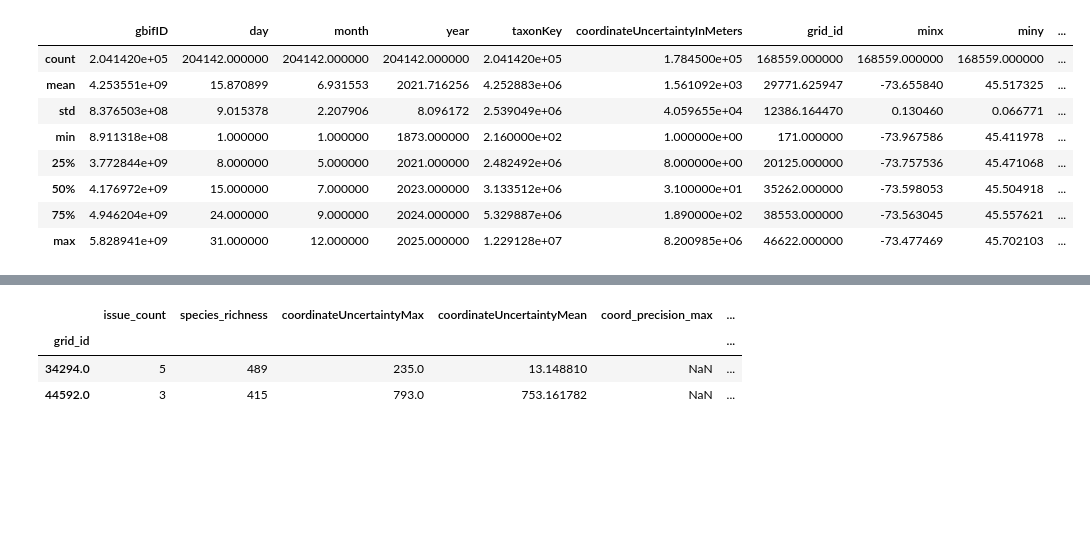
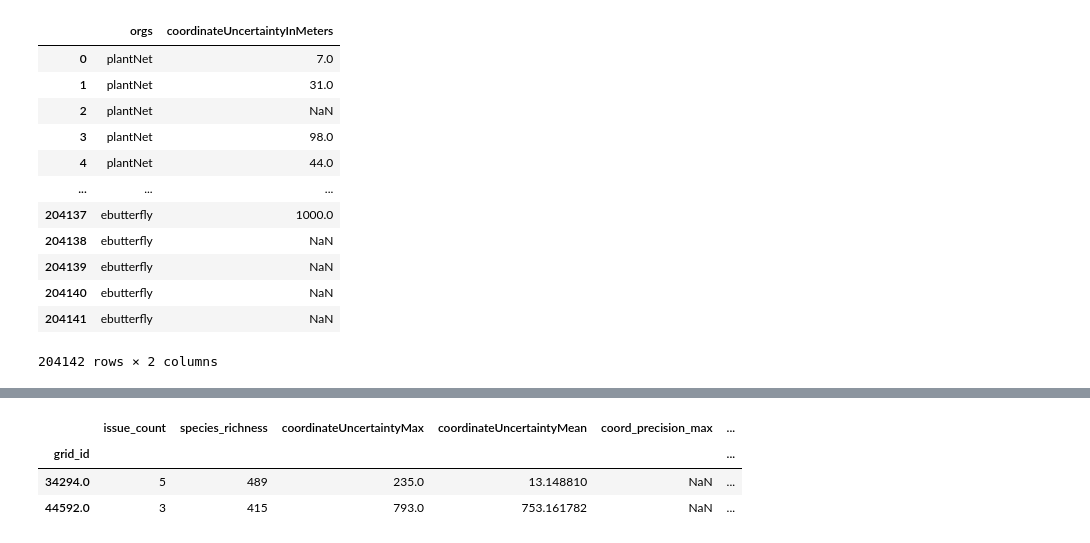
Before and after one commit to etiennegodin/mtlBiodiversity, a Jupyter notebook: notebooks/coordinatesIssueCheck.ipynb, the cells around one changed output, grey strips where cells are left out. Saved outputs shown, nothing was run; the diff lists cells and outputs as text; code cells hidden in the pictures; blank space fills up the shorter version.

```diff
--- a/notebooks/coordinatesIssueCheck.ipynb
+++ b/notebooks/coordinatesIssueCheck.ipynb
@@ -10,3 +10,13 @@ con = duckdb.connect(file)
 df = con.execute("SELECT * from grid_sjoin").df()
 
 #df.head()
+# %%
+
+orgs = df.publishingOrgKey.unique()
+#print(orgs)
+mapping = { 'da86174a-a605-43a4-a5e8-53d484152cd3': 'plantNet',
+            'b6d09100-919d-4026-b35b-22be3dae7156' : 'ebutterfly',
+            '28eb1a3f-1c15-4a95-931a-4af90ecb574d' : 'inat'
+    }
+df['orgs'] = df['publishingOrgKey'].map(mapping)
+df.head(2)
@@ -13,12 +28,17 @@ df = con.execute("SELECT * from grid_sjoin").df()
 # %%
-df.describe()
+df_d = df[["orgs", "coordinateUncertaintyInMeters"]].copy()
+df_d.head(2)
 # %% [output]
-|  | gbifID | day | month | year | taxonKey | coordinateUncertaintyInMeters | grid_id | minx | miny | ... |
-| count | 2.041420e+05 | 204142.000000 | 204142.000000 | 204142.000000 | 2.041420e+05 | 1.784500e+05 | 168559.000000 | 168559.000000 | 168559.000000 | ... |
-| mean | 4.253551e+09 | 15.870899 | 6.931553 | 2021.716256 | 4.252883e+06 | 1.561092e+03 | 29771.625947 | -73.655840 | 45.517325 | ... |
-| std | 8.376503e+08 | 9.015378 | 2.207906 | 8.096172 | 2.539049e+06 | 4.059655e+04 | 12386.164470 | 0.130460 | 0.066771 | ... |
-| min | 8.911318e+08 | 1.000000 | 1.000000 | 1873.000000 | 2.160000e+02 | 1.000000e+00 | 171.000000 | -73.967586 | 45.411978 | ... |
-| 25% | 3.772844e+09 | 8.000000 | 5.000000 | 2021.000000 | 2.482492e+06 | 8.000000e+00 | 20125.000000 | -73.757536 | 45.471068 | ... |
-| 50% | 4.176972e+09 | 15.000000 | 7.000000 | 2023.000000 | 3.133512e+06 | 3.100000e+01 | 35262.000000 | -73.598053 | 45.504918 | ... |
-| 75% | 4.946204e+09 | 24.000000 | 9.000000 | 2024.000000 | 5.329887e+06 | 1.890000e+02 | 38553.000000 | -73.563045 | 45.557621 | ... |
-| max | 5.828941e+09 | 31.000000 | 12.000000 | 2025.000000 | 1.229128e+07 | 8.200985e+06 | 46622.000000 | -73.477469 | 45.702103 | ... |
+|  | orgs | coordinateUncertaintyInMeters |
+| 0 | plantNet | 7.0 |
+| 1 | plantNet | 31.0 |
+| 2 | plantNet | NaN |
+| 3 | plantNet | 98.0 |
+| 4 | plantNet | 44.0 |
+| ... | ... | ... |
+| 204137 | ebutterfly | 1000.0 |
+| 204138 | ebutterfly | NaN |
+| 204139 | ebutterfly | NaN |
+| 204140 | ebutterfly | NaN |
+| 204141 | ebutterfly | NaN |
+204142 rows × 2 columns
```
Also changed, not shown: parts of 4 cells of this notebook.
